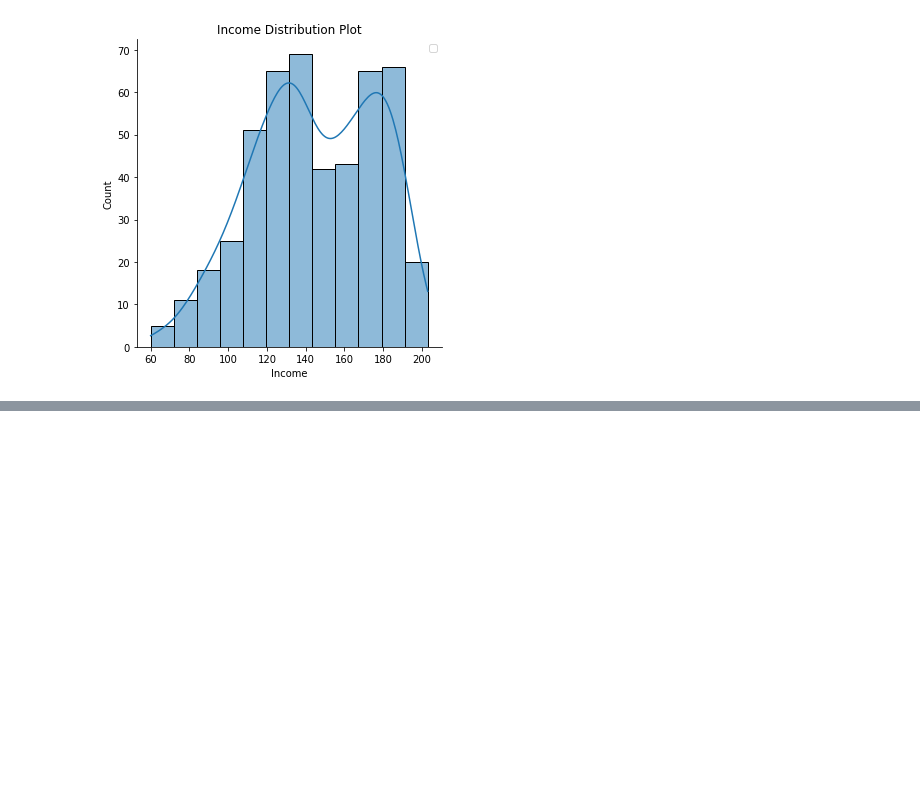
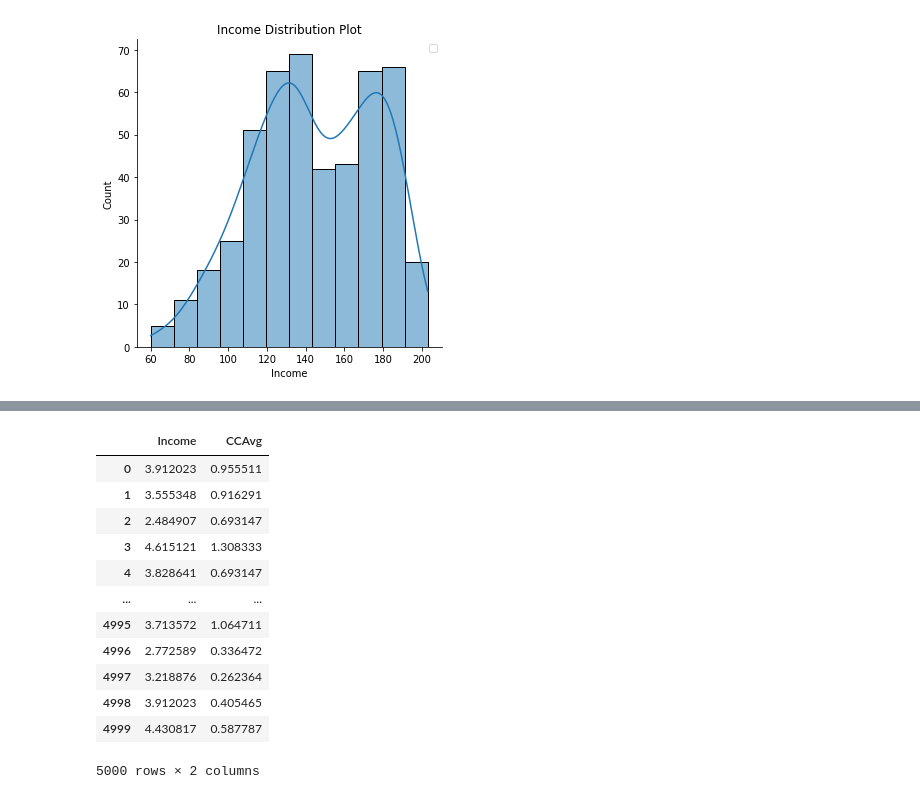
Before and after one commit to Hrithikkumar30/Financial_analysis, a Jupyter notebook: main.ipynb, the cells around one changed output, grey strips where cells are left out. Cells and saved outputs as stored; diff of their text form; code cells hidden in the pictures; blank space fills up the shorter version.

```diff
--- a/main.ipynb
+++ b/main.ipynb
@@ -319,0 +363,20 @@ plot('')
+# %%
+#Log normal transform it used for handling skweness in the data
+
+data_1 = data[['Income' , 'CCAvg']]
+data_1 = np.log(data_1+1)
+data_1
+# %% [output]
+|  | Income | CCAvg |
+| 0 | 3.912023 | 0.955511 |
+| 1 | 3.555348 | 0.916291 |
+| 2 | 2.484907 | 0.693147 |
+| 3 | 4.615121 | 1.308333 |
+| 4 | 3.828641 | 0.693147 |
+| ... | ... | ... |
+| 4995 | 3.713572 | 1.064711 |
+| 4996 | 2.772589 | 0.336472 |
+| 4997 | 3.218876 | 0.262364 |
+| 4998 | 3.912023 | 0.405465 |
+| 4999 | 4.430817 | 0.587787 |
+5000 rows × 2 columns
```
Also changed, not shown: parts of 9 cells of this notebook.
